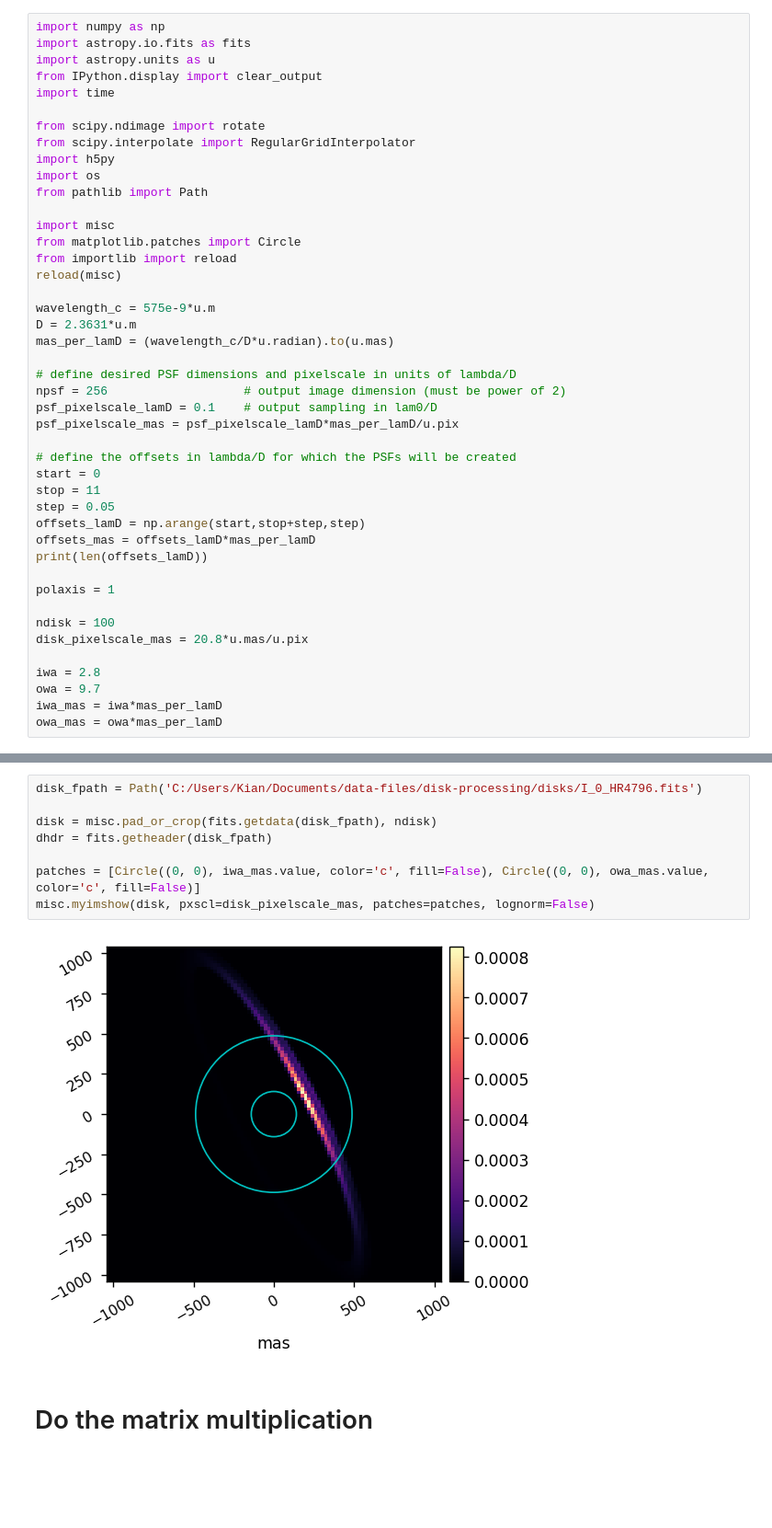
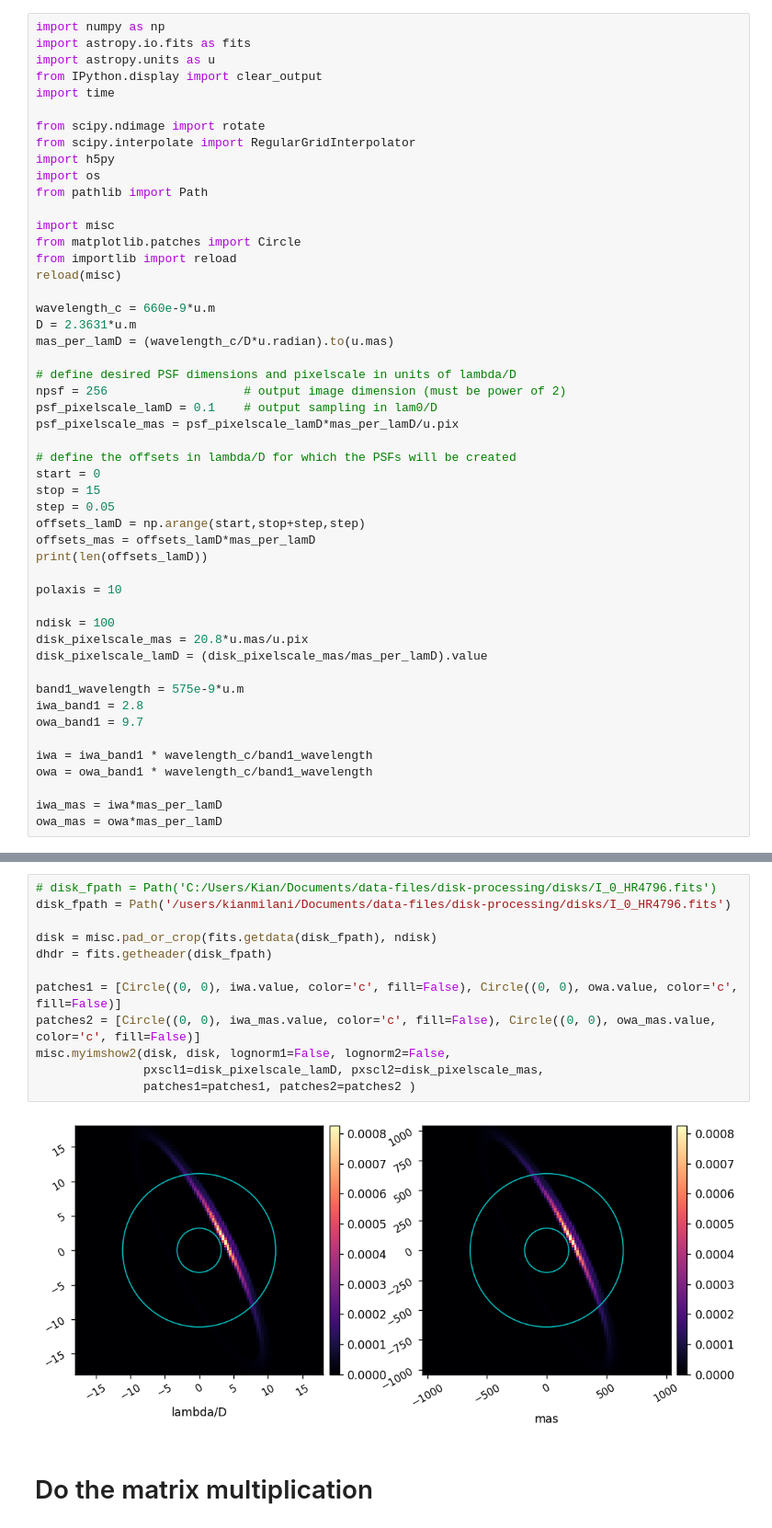
Before and after one commit to kian1377/disk-processing, a Jupyter notebook: run_disk_simulation.ipynb, the cells around one changed output, grey strips where cells are left out. Shown at 92% size. Drawn from its saved outputs; the diff is of its cells as text; blank space fills up the shorter version.

```diff
--- a/run_disk_simulation.ipynb
+++ b/run_disk_simulation.ipynb
@@ -16,7 +16,7 @@ from matplotlib.patches import Circle
 from importlib import reload
 reload(misc)
 
-wavelength_c = 575e-9*u.m
+wavelength_c = 660e-9*u.m
 D = 2.3631*u.m
 mas_per_lamD = (wavelength_c/D*u.radian).to(u.mas)
 
@@ -27,19 +27,25 @@ psf_pixelscale_mas = psf_pixelscale_lamD*mas_per_lamD/u.pix
 
 # define the offsets in lambda/D for which the PSFs will be created
 start = 0
-stop = 11
+stop = 15
 step = 0.05
 offsets_lamD = np.arange(start,stop+step,step)
 offsets_mas = offsets_lamD*mas_per_lamD
 print(len(offsets_lamD))
 
-polaxis = 1
+polaxis = 10
 
 ndisk = 100
 disk_pixelscale_mas = 20.8*u.mas/u.pix
+disk_pixelscale_lamD = (disk_pixelscale_mas/mas_per_lamD).value
 
-iwa = 2.8
-owa = 9.7
+band1_wavelength = 575e-9*u.m
+iwa_band1 = 2.8
+owa_band1 = 9.7
+
+iwa = iwa_band1 * wavelength_c/band1_wavelength
+owa = owa_band1 * wavelength_c/band1_wavelength
+
 iwa_mas = iwa*mas_per_lamD
 owa_mas = owa*mas_per_lamD
 # %% [output]
@@ -47,13 +53,17 @@ owa_mas = owa*mas_per_lamD
 # %%
-disk_fpath = Path('C:/Users/Kian/Documents/data-files/disk-processing/disks/I_0_HR4796.fits')
+# disk_fpath = Path('C:/Users/Kian/Documents/data-files/disk-processing/disks/I_0_HR4796.fits')
+disk_fpath = Path('/users/kianmilani/Documents/data-files/disk-processing/disks/I_0_HR4796.fits')
 
 disk = misc.pad_or_crop(fits.getdata(disk_fpath), ndisk)
 dhdr = fits.getheader(disk_fpath)
 
-patches = [Circle((0, 0), iwa_mas.value, color='c', fill=False), Circle((0, 0), owa_mas.value, color='c', fill=False)]
-misc.myimshow(disk, pxscl=disk_pixelscale_mas, patches=patches, lognorm=False)
+patches1 = [Circle((0, 0), iwa.value, color='c', fill=False), Circle((0, 0), owa.value, color='c', fill=False)]
+patches2 = [Circle((0, 0), iwa_mas.value, color='c', fill=False), Circle((0, 0), owa_mas.value, color='c', fill=False)]
+misc.myimshow2(disk, disk, lognorm1=False, lognorm2=False,
+               pxscl1=disk_pixelscale_lamD, pxscl2=disk_pixelscale_mas,
+               patches1=patches1, patches2=patches2 )
 # %% [output]
-[figure, old version]
+[figure, new version]
 # %% [markdown]
 # Do the matrix multiplication
 # %%
```
Also changed, not shown: parts of 3 cells of this notebook, 1 other file.
